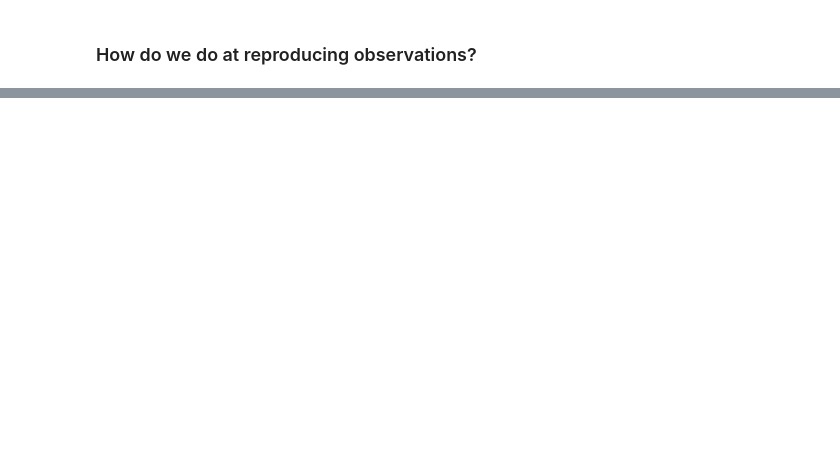
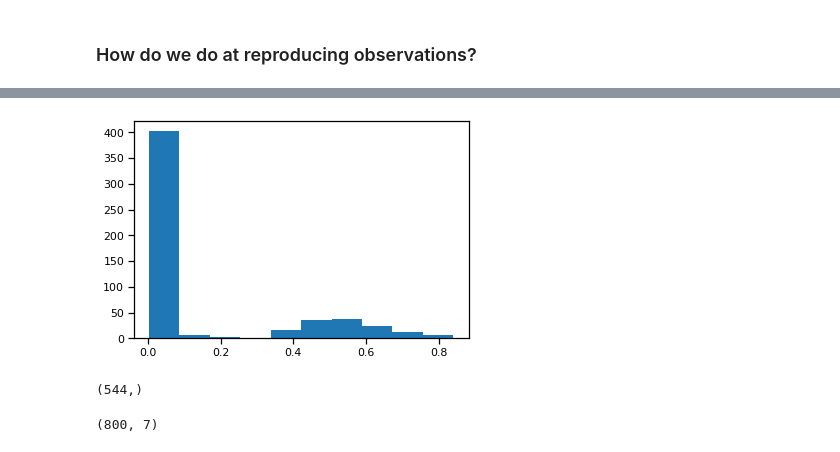
Before and after one commit to mwalmsley/agnfinder, a Jupyter notebook: notebooks/fitting_real_galaxies/results_on_uk_ir_selection.ipynb, the cells around one changed output, grey strips where cells are left out. Cells and saved outputs as stored; diff of their text form; code cells hidden in the pictures; blank space fills up the shorter version.

```diff
--- a/notebooks/fitting_real_galaxies/results_on_uk_ir_selection.ipynb
+++ b/notebooks/fitting_real_galaxies/results_on_uk_ir_selection.ipynb
@@ -88,0 +97,9 @@ array([2.2785573], dtype=float32)
+# %%
+redshifts = np.array([g['redshift'] for g in galaxies]).squeeze()
+_ = plt.hist(redshifts)
+# %% [output]
+[figure, added]
+# %%
+redshifts.shape
+# %% [output]
+(544,)
@@ -88,0 +108,4 @@ array([2.2785573], dtype=float32)
+# %%
+galaxy['samples'].shape
+# %% [output]
+(800, 7)
```
Also changed, not shown: parts of 32 cells of this notebook, 8 other files.
